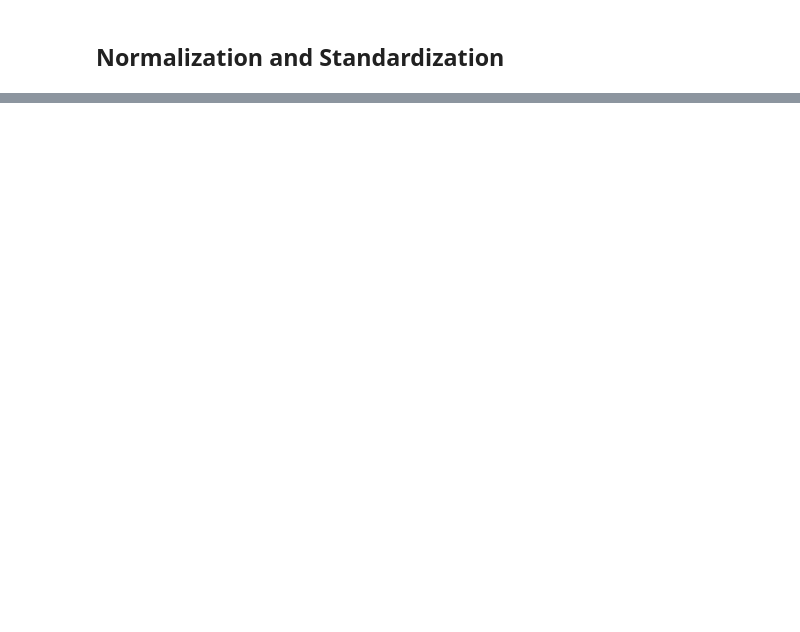
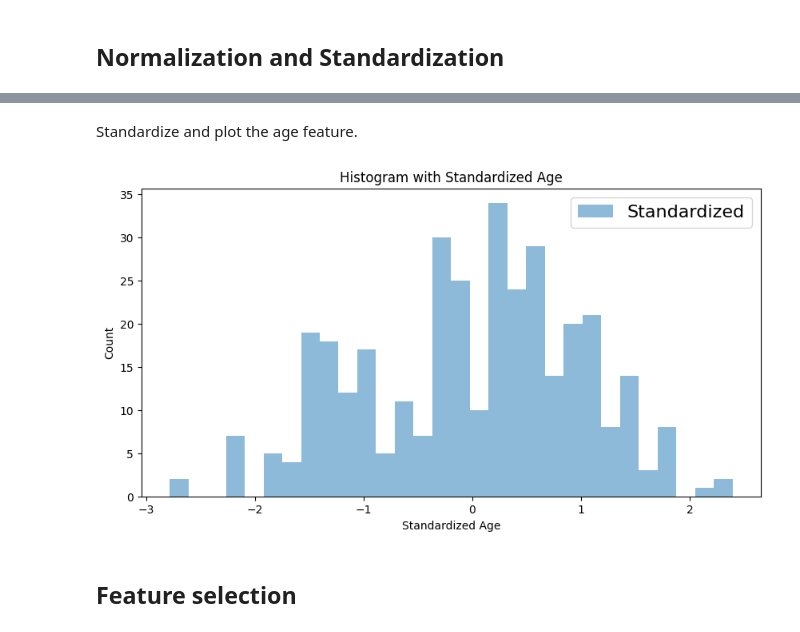
Before and after one commit to tahangz/Predicting-Heart-Disease, a Jupyter notebook: notebooks/02_Feature_engineering.ipynb, the cells around one changed output, grey strips where cells are left out. Saved outputs shown, nothing was run; the diff lists cells and outputs as text; code cells hidden in the pictures; blank space fills up the shorter version.

```diff
--- a/notebooks/02_Feature_engineering.ipynb
+++ b/notebooks/02_Feature_engineering.ipynb
@@ -31,0 +49,19 @@ NameError: name 'X_train' is not defined
+# %% [markdown]
+Standardize and plot the age feature.
+# %%
+# Standardize 'age' on the training set and use the same standardizer to transform the 'age' column of the test set to avoid data leakage
+standardizer = StandardScaler()
+X_train['age'] = standardizer.fit_transform(X_train['age'].values.reshape(-1,1))
+X_test['age'] = standardizer.transform(X_test['age'].values.reshape(-1,1))
+
+plt.figure(figsize=(10,5))
+plt.hist(X_train['age'], bins=30, alpha=0.5, label='Standardized')
+plt.legend(prop={'size': 16})
+plt.title('Histogram with Standardized Age')
+plt.xlabel('Standardized Age')
+plt.ylabel('Count')
+plt.show()
+# %% [output]
+[figure, added]
+# %% [markdown]
+## Feature selection
```
Also changed, not shown: parts of 8 cells of this notebook.
